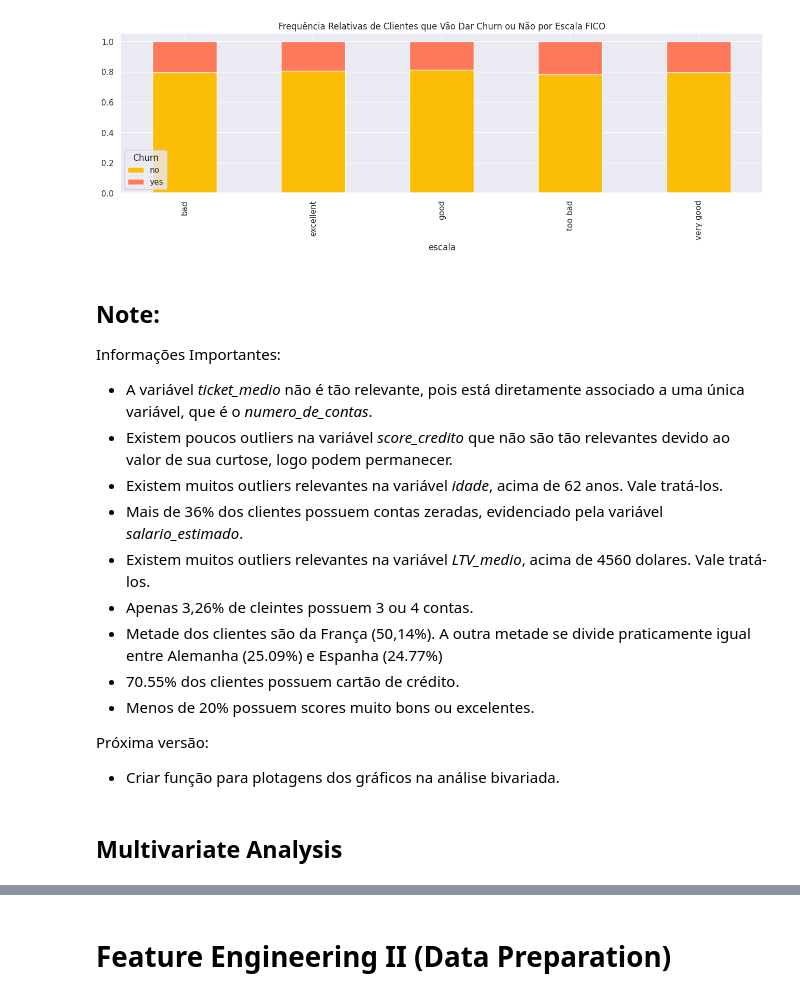
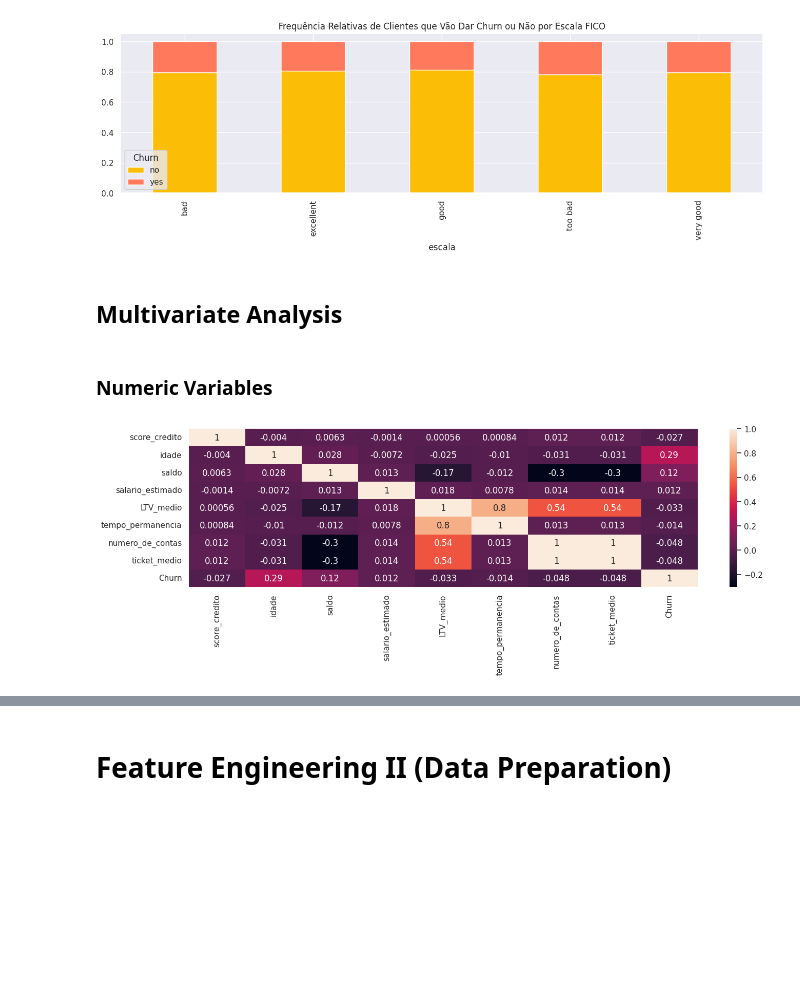
Before and after one commit to rodrigo-rngl/data-science-portfolio, a Jupyter notebook: top-bank-churn-predict/notebooks/Project Clients Churn Predict - V2.ipynb, the cells around one changed output, grey strips where cells are left out. Drawn from its saved outputs; the diff is of its cells as text; code cells hidden in the pictures; blank space fills up the shorter version.

```diff
--- a/top-bank-churn-predict/notebooks/Project Clients Churn Predict - V2.ipynb
+++ b/top-bank-churn-predict/notebooks/Project Clients Churn Predict - V2.ipynb
@@ -1289,20 +1308,15 @@ plt.xlabel('escala')
 plt.show()
 # %% [output]
 [figure]
-# %% [markdown]
-## Note:
-Informações Importantes:
-- A variável *ticket_medio* não é tão relevante, pois está diretamente associado a uma única variável, que é o *numero_de_contas*.
-- Existem poucos outliers na variável *score_credito* que não são tão relevantes devido ao valor de sua curtose, logo podem permanecer.
-- Existem muitos outliers relevantes na variável *idade*, acima de 62 anos. Vale tratá-los.
-- Mais de 36% dos clientes possuem contas zeradas, evidenciado pela variável *salario_estimado*.
-- Existem muitos outliers relevantes na variável *LTV_medio*, acima de 4560 dolares. Vale tratá-los.
-- Apenas 3,26% de cleintes possuem 3 ou 4 contas.
-- Metade dos clientes são da França (50,14%). A outra metade se divide praticamente igual entre Alemanha (25.09%) e Espanha (24.77%)
-- 70.55% dos clientes possuem cartão de crédito.
-- Menos de 20% possuem scores muito bons ou excelentes.
-
-Próxima versão:
-- Criar função para plotagens dos gráficos na análise bivariada.
 # %% [markdown]
 ## Multivariate Analysis
+# %% [markdown]
+### Numeric Variables
+# %%
+df4['Churn'] = df4['Churn'].apply(lambda x: 1 if x == 'yes' else 0)
+# %%
+variables =  df4[['score_credito', 'idade', 'saldo', 'salario_estimado', 'LTV_medio', 'tempo_permanencia', 'numero_de_contas', 'ticket_medio', 'Churn']]
+correlation = variables.corr(method= 'pearson')
+sns.heatmap(correlation, annot= True);
+# %% [output]
+[figure, added]
```
Also changed, not shown: parts of 97 cells of this notebook, 1 other file.
